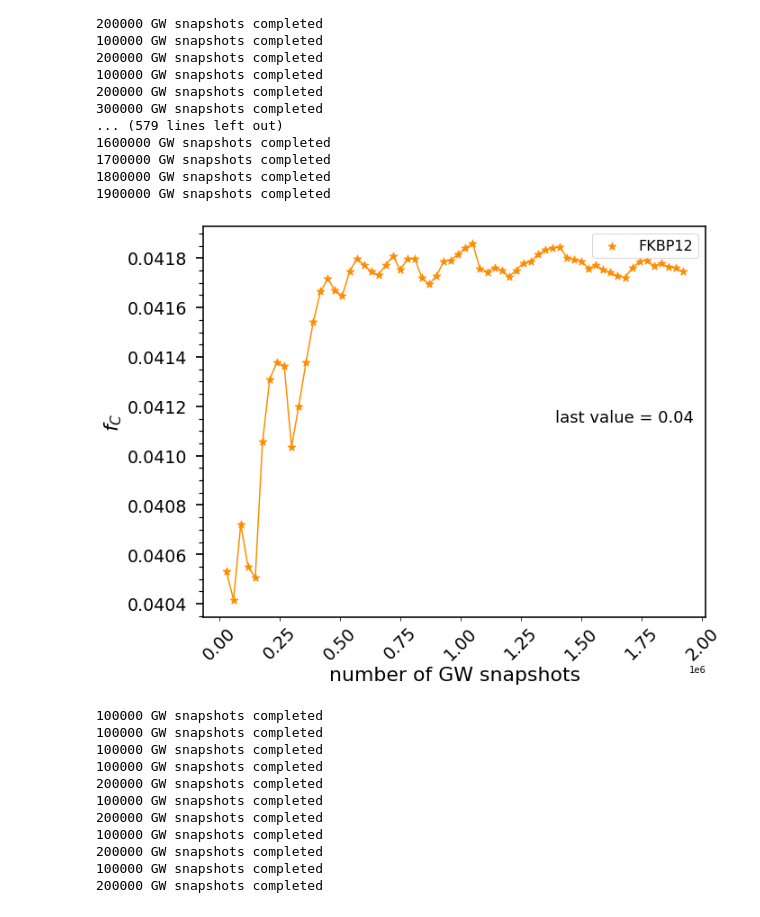
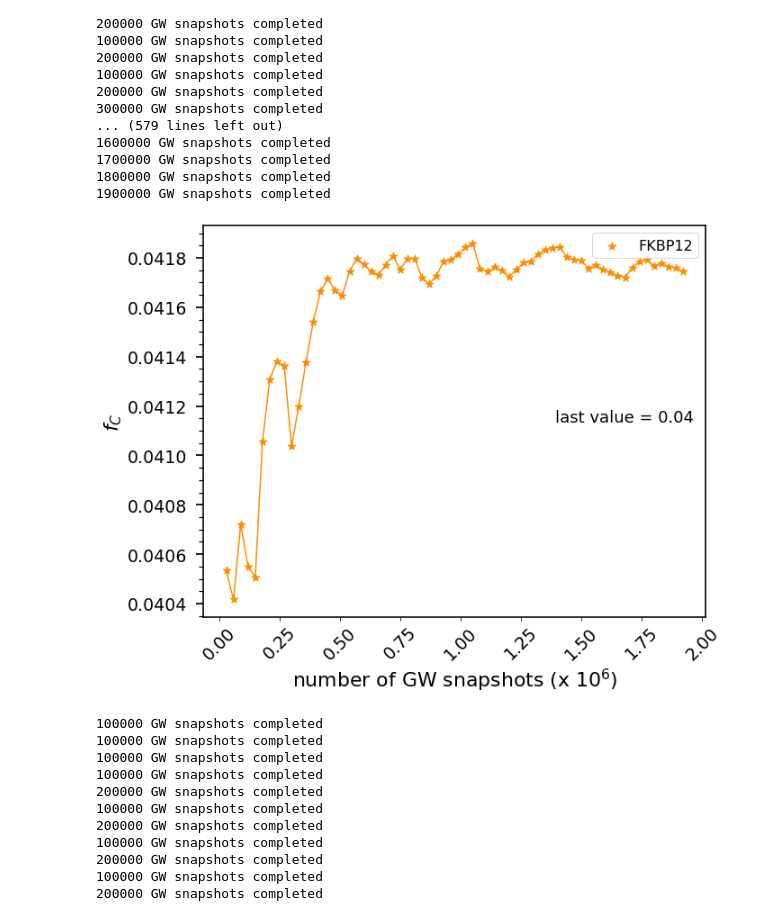
Before and after one commit to hshadman/disordered_protein_polymer_chain_theory, a Jupyter notebook: summary_SAW_RW/supplemental_algorithm_figures/fC_all_proteins_polymers.ipynb, the cells around one changed output. Drawn from its saved outputs; the diff is of its cells as text; code cells hidden in the pictures.

```diff
--- a/summary_SAW_RW/supplemental_algorithm_figures/fC_all_proteins_polymers.ipynb
+++ b/summary_SAW_RW/supplemental_algorithm_figures/fC_all_proteins_polymers.ipynb
@@ -1566,6 +1566,6 @@ for upto_ind_run in range(1,65):
 # %%
 
-
+import matplotlib
 
 fig,ax=plt.subplots(figsize=(10,8))
 
@@ -1582,7 +1582,7 @@ ax.plot(GW_snaps,
 
 plt.setp(ax.get_xticklabels(),fontsize=19,rotation=45)
 plt.setp(ax.get_yticklabels(),fontsize=19)
-ax.set_xlabel('number of GW snapshots (millions)',fontsize=22)
+ax.set_xlabel('number of GW snapshots (x $10^6$)',fontsize=22)
 ax.set_ylabel('$f_C$',fontsize=22)
 color_list = iter(cm.viridis(np.linspace(0, 1, GW_equil_chain_rg_ree.chain_length.unique().shape[0])))
 #ax.axvline(x=720000,ymin=0,ymax=1,linewidth=1.5,color=next(color_list),label='number of GW snapshots chosen')
@@ -1599,8 +1599,8 @@ ax.tick_params(axis='y', which='minor', width = 1.2, size = 5)
 ax.tick_params(axis='x', which='minor',bottom=False)
 ax.legend(fontsize=16)
 ax.get_xaxis().set_major_formatter(
-matplotlib.ticker.FuncFormatter(lambda x, p: format(int(x)//10**6, ',')))
+matplotlib.ticker.FuncFormatter(lambda x, p: format(x/10**6, '0.2f')))
 #ax.set_xscale('log')
 #ax.set_yscale('log')
 
-#plt.savefig('../supplemental_algorithm_figures/salmon_shortsims_vary_GW.png', dpi = 1000, bbox_inches='tight')
+plt.savefig('../supplemental_algorithm_figures/salmon_shortsims_vary_GW.png', dpi = 1000, bbox_inches='tight')
@@ -1920,35 +1922,38 @@ ax.scatter(GW_snaps,
            marker='*',s=80)
 
 
 ax.plot(GW_snaps,
        fA_value_3rd,
        color='darkorange')
 
 
 plt.setp(ax.get_xticklabels(),fontsize=19,rotation=45)
 plt.setp(ax.get_yticklabels(),fontsize=19)
-ax.set_xlabel('number of GW snapshots',fontsize=22)
+ax.set_xlabel('number of GW snapshots (x $10^6$)',fontsize=22)
 ax.set_ylabel('$f_C$',fontsize=22)
 color_list = iter(cm.viridis(np.linspace(0, 1, GW_equil_chain_rg_ree.chain_length.unique().shape[0])))
 #ax.axvline(x=720000,ymin=0,ymax=1,linewidth=1.5,color=next(color_list),label='number of GW snapshots chosen')
 ax.text(0.7,0.5,f'last value = {format(fA_value_3rd[len(fA_value_3rd)-1],"0.2f")}',
                  transform=ax.transAxes,fontsize=18,color='black')
 
 #ax.set_ylim(-0.05,1)
 for i in ['top', 'left', 'right', 'bottom']:
     ax.spines[i].set_linewidth(1.6)
 
 ax.minorticks_on()
 ax.tick_params(axis='y', which='major', labelsize=19, width = 1.7, size = 8,pad=10)
 ax.tick_params(axis='y', which='minor', width = 1.2, size = 5)
 ax.tick_params(axis='x', which='minor',bottom=False)
 ax.legend(fontsize=16)
+ax.get_xaxis().set_major_formatter(
+matplotlib.ticker.FuncFormatter(lambda x, p: format(x/10**6, '0.2f')))
+
 #ax.set_xscale('log')
 #ax.set_yscale('log')
 
 plt.savefig('../supplemental_algorithm_figures/FKBP12_vary_GW.png', dpi = 1000, bbox_inches='tight')
 # %% [output]
-[figure, old version]
+[figure, new version]
 # %%
 #after definition changed
 GW_snaps=[]
```
Also changed, not shown: parts of 2 cells of this notebook, 4 other files.
